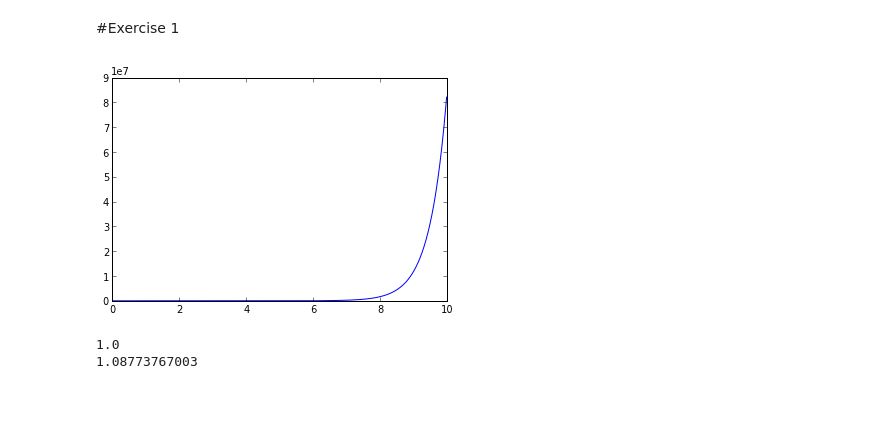
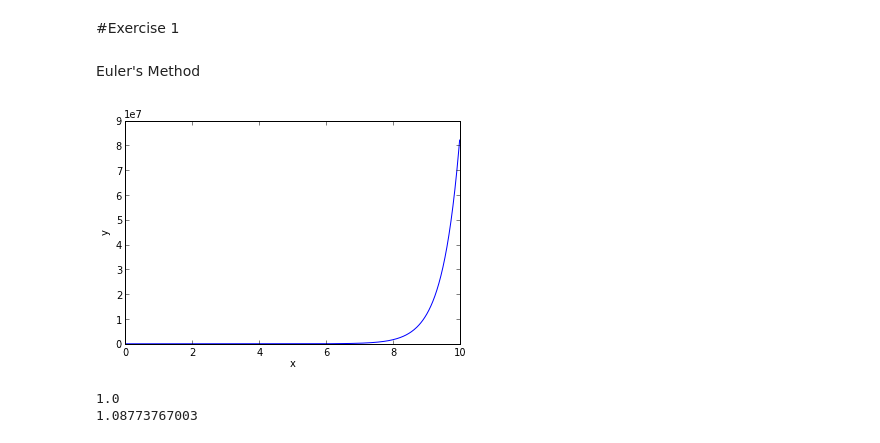
Before and after one commit to ipowellPHYS202/PHYS202-S13, a Jupyter notebook: Week7/Thursdaynotes.ipynb, the cells around one changed output. Saved outputs shown, nothing was run; the diff lists cells and outputs as text; code cells hidden in the pictures; blank space fills up the shorter version.

```diff
--- a/Week7/Thursdaynotes.ipynb
+++ b/Week7/Thursdaynotes.ipynb
@@ -45,19 +45,23 @@ show()
 [figure]
 # %% [markdown]
 #Exercise 1
+# %% [markdown]
+Euler's Method
 # %%
 dx=0.02
 
 x2 = arange(0,10,dx)
 y2 = zeros(x2.shape, float)
 y2[0]=0
 for i in range(x2.shape[0]):
     y2[i]=y2[i-1]+(x2[i]+2*y2[i-1])*dx
 
 plot(x2,y2)
+xlabel('x')
+ylabel('y')
 show()
 # %% [output]
-[figure, old version]
+[figure, new version]
 # %%
 print x2[50]
 print y2[50]
```
Also changed, not shown: parts of 5 cells of this notebook, 1 other file.
